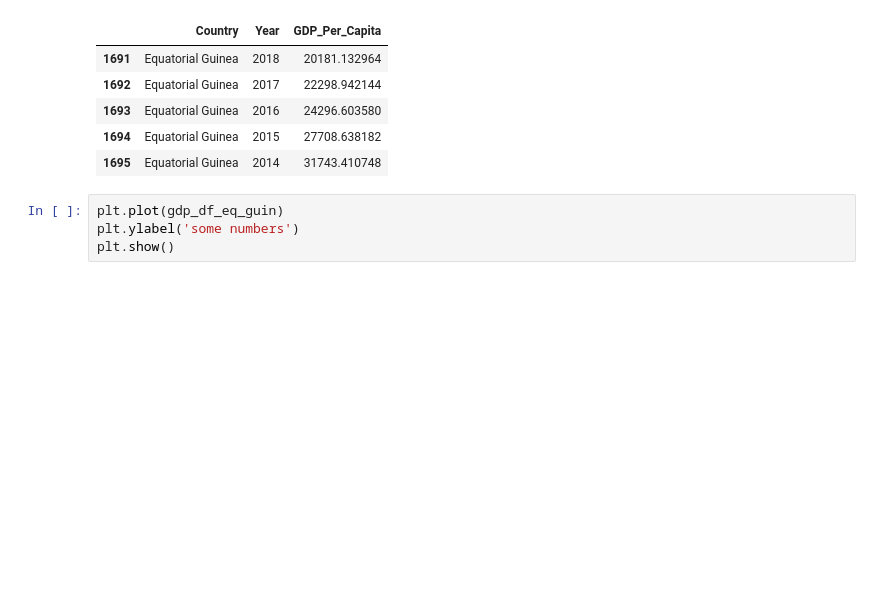
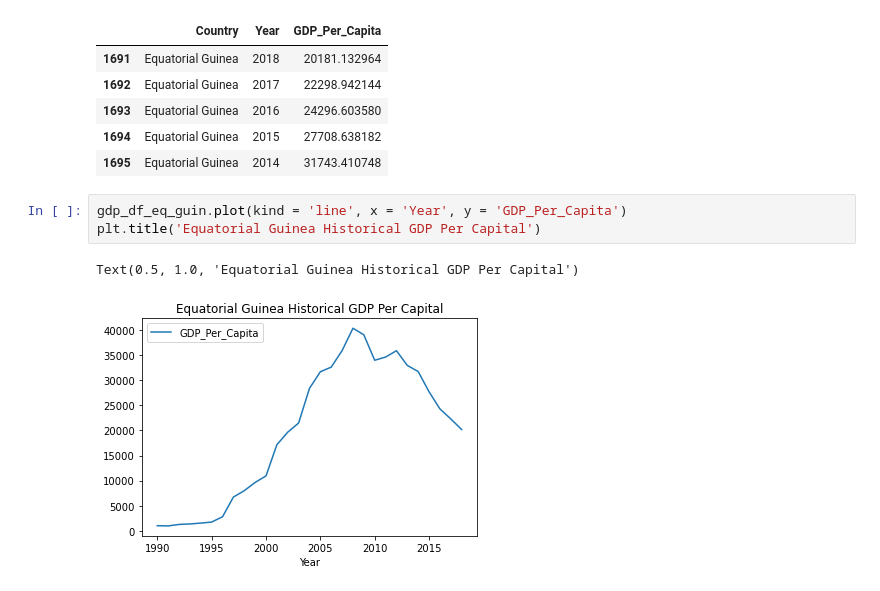
Before and after one commit to nss-data-science-cohort-4/dq1-undata-racecarfastlane, a Jupyter notebook: notebooks/UN_Data_Exploration.ipynb, the cells around one changed output. Saved outputs shown, nothing was run; the diff lists cells and outputs as text; blank space fills up the shorter version.

```diff
--- a/notebooks/UN_Data_Exploration.ipynb
+++ b/notebooks/UN_Data_Exploration.ipynb
@@ -261,7 +261,9 @@ gdp_df_eq_guin.head()
 | 1693 | Equatorial Guinea | 2016 | 24296.603580 |
 | 1694 | Equatorial Guinea | 2015 | 27708.638182 |
 | 1695 | Equatorial Guinea | 2014 | 31743.410748 |
-# %%
-plt.plot(gdp_df_eq_guin)
-plt.ylabel('some numbers')
-plt.show()
+# %%
+gdp_df_eq_guin.plot(kind = 'line', x = 'Year', y = 'GDP_Per_Capita')
+plt.title('Equatorial Guinea Historical GDP Per Capital')
+# %% [output]
+Text(0.5, 1.0, 'Equatorial Guinea Historical GDP Per Capital')
+[figure, added]
```
Also changed, not shown: parts of 24 cells of this notebook.
